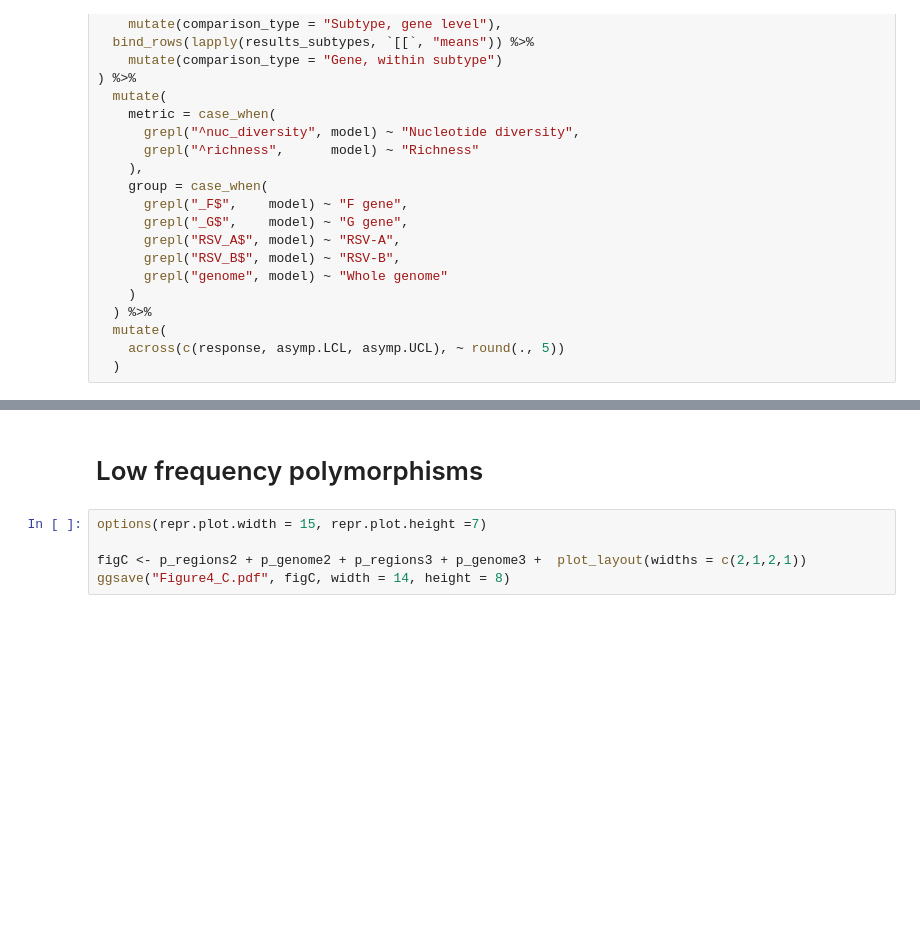
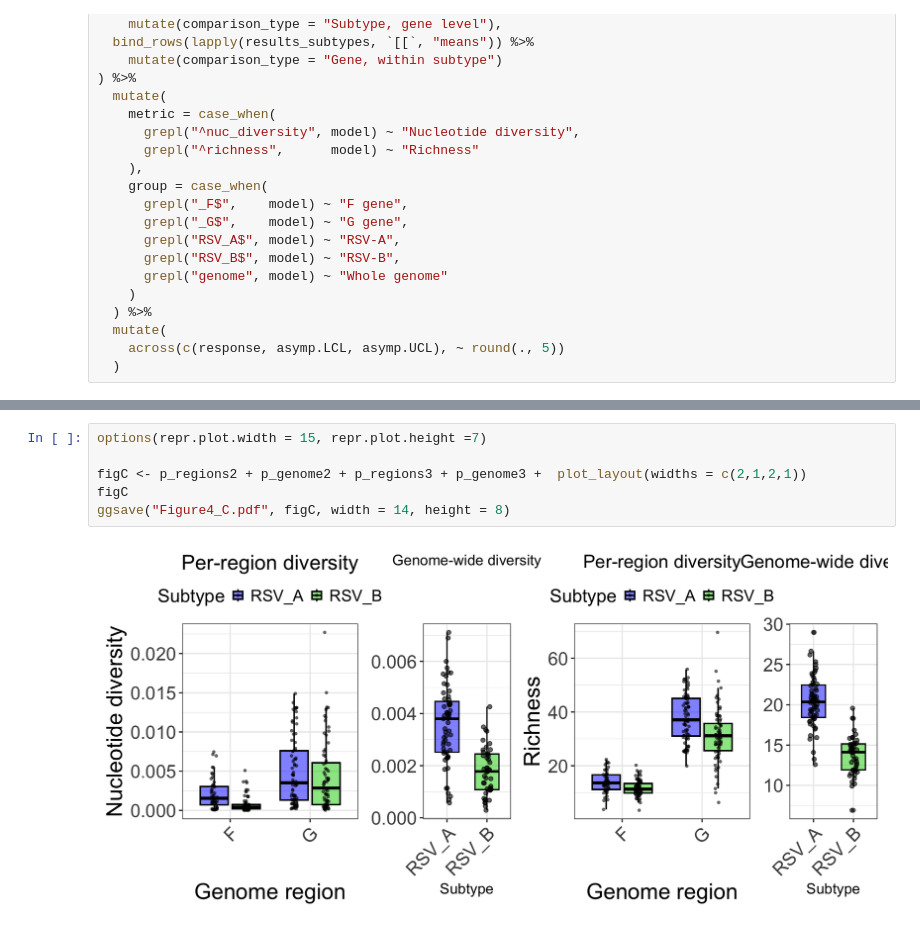
Before and after one commit to cbg-ethz/RSV-wastewater-2024-2025, a Jupyter notebook: utilities/genetic_diversity/genetic_diversity_r/RSV_genetic_diversity_analysis.ipynb, the cells around one changed output, grey strips where cells are left out. Cells and saved outputs as stored; diff of their text form; blank space fills up the shorter version.

```diff
--- a/utilities/genetic_diversity/genetic_diversity_r/RSV_genetic_diversity_analysis.ipynb
+++ b/utilities/genetic_diversity/genetic_diversity_r/RSV_genetic_diversity_analysis.ipynb
@@ -1284,7 +895,8 @@ p_final
-# %% [markdown]
-# Low frequency polymorphisms
 # %%
 options(repr.plot.width = 15, repr.plot.height =7)
 
 figC <- p_regions2 + p_genome2 + p_regions3 + p_genome3 +  plot_layout(widths = c(2,1,2,1))
+figC
 ggsave("Figure4_C.pdf", figC, width = 14, height = 8)
+# %% [output]
+[figure, added]
```
Also changed, not shown: parts of 30 cells of this notebook, 12 other files.
